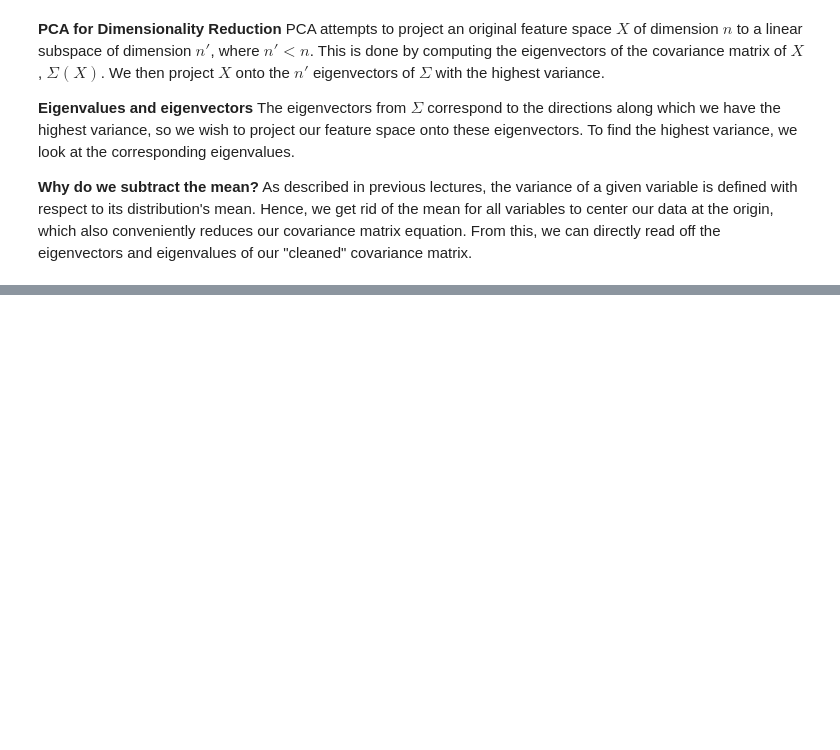
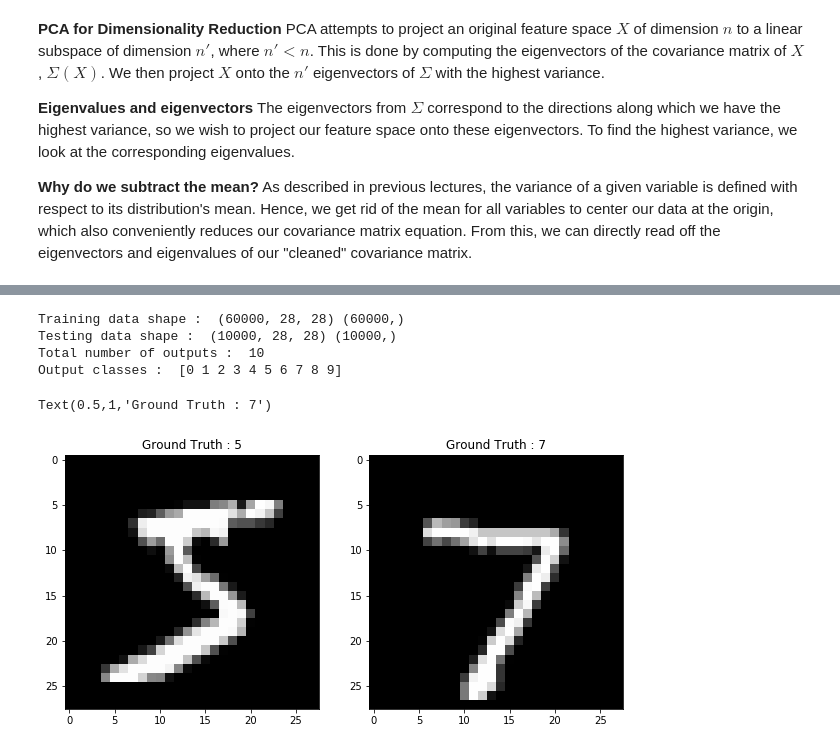
Before and after one commit to tiff-wang/TechX-homework-solutions, a Jupyter notebook: Assignment-Solutions/Assignment7/Assignment7-TheoryRecapAndFeedForwardNN.ipynb, the cells around one changed output, grey strips where cells are left out. Cells and saved outputs as stored; diff of their text form; code cells hidden in the pictures; blank space fills up the shorter version.

```diff
--- a/Assignment-Solutions/Assignment7/Assignment7-TheoryRecapAndFeedForwardNN.ipynb
+++ b/Assignment-Solutions/Assignment7/Assignment7-TheoryRecapAndFeedForwardNN.ipynb
@@ -489,0 +131,3 @@ Compare the SR classification performance compare to the ANN's using the classif
+# %%
+# Load MNIST dataset
+(train_images, train_labels), (test_images, test_labels) = mnist.load_data()
@@ -489,0 +146,35 @@ Compare the SR classification performance compare to the ANN's using the classif
+# %%
+### ======== YOUR CODE HERE ========== ###
+
+# Print shape of training data
+print('Training data shape : ', train_images.shape, train_labels.shape)
+
+# Print shape of testing data
+print('Testing data shape : ', test_images.shape, test_labels.shape)
+
+# Print the total number of outputs
+classes = np.unique(train_labels)
+nClasses = len(classes)
+print('Total number of outputs : ', nClasses)
+
+# Print the list of output classes
+print('Output classes : ', classes)
+
+# Display the first image in the training data
+plt.figure(figsize=[10,5])
+
+plt.subplot(121)
+plt.imshow(train_images[0,:,:], cmap='gray')
+plt.title("Ground Truth : {}".format(train_labels[0]))
+
+# Display the first image in the testing data
+plt.subplot(122)
+plt.imshow(test_images[0,:,:], cmap='gray')
+plt.title("Ground Truth : {}".format(test_labels[0]))
+# %% [output]
+Training data shape :  (60000, 28, 28) (60000,)
+Testing data shape :  (10000, 28, 28) (10000,)
+Total number of outputs :  10
+Output classes :  [0 1 2 3 4 5 6 7 8 9]
+Text(0.5,1,'Ground Truth : 7')
+[figure, added]
```
Also changed, not shown: parts of 68 cells of this notebook.
